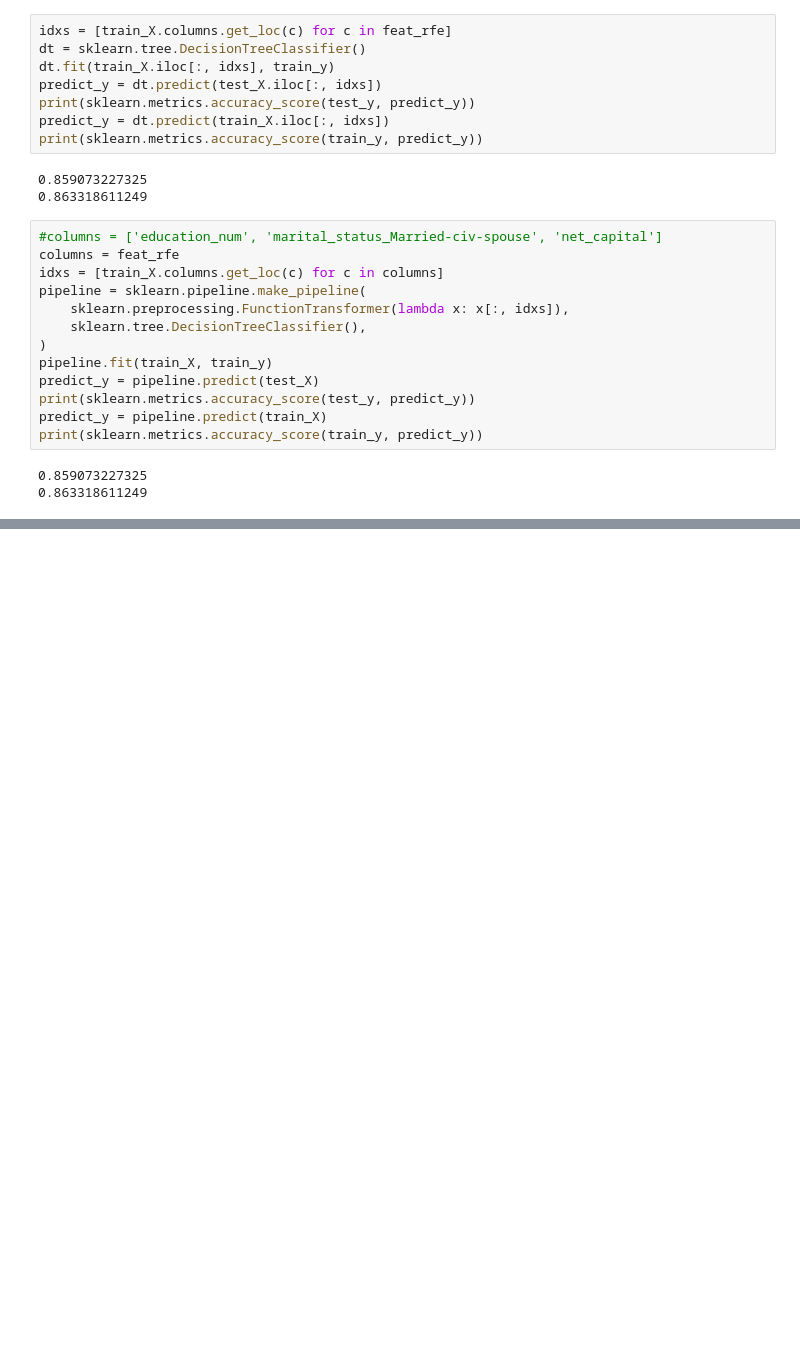
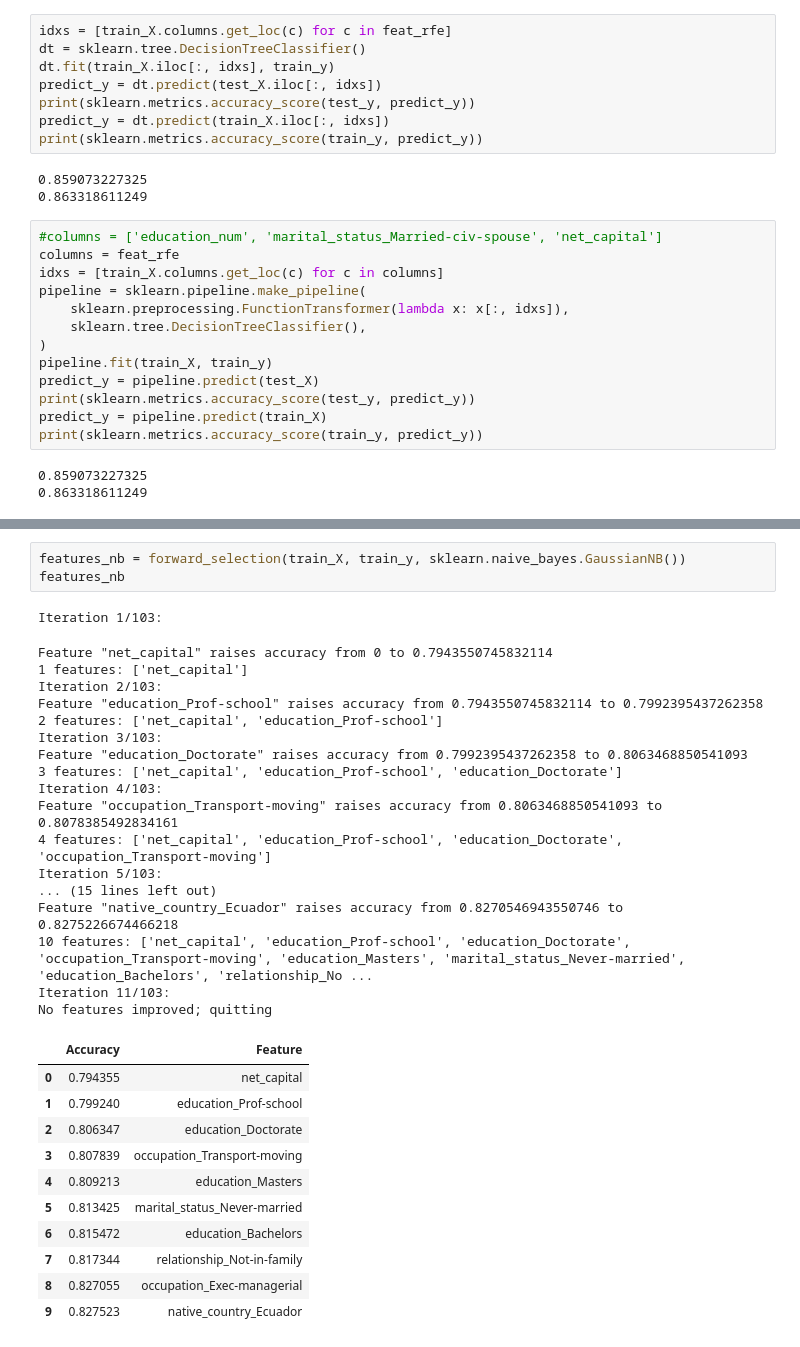
Before and after one commit to Hodapp87/yazabi-python-skill-test, a Jupyter notebook: Scratch.ipynb, the cells around one changed output, grey strips where cells are left out. Drawn from its saved outputs; the diff is of its cells as text; blank space fills up the shorter version.

```diff
--- a/Scratch.ipynb
+++ b/Scratch.ipynb
@@ -364,0 +357,33 @@ No features improved; quitting
+# %%
+features_nb = forward_selection(train_X, train_y, sklearn.naive_bayes.GaussianNB())
+features_nb
+# %% [output]
+Iteration 1/103:
+Feature "net_capital" raises accuracy from 0 to 0.7943550745832114
+1 features: ['net_capital']
+Iteration 2/103:
+Feature "education_Prof-school" raises accuracy from 0.7943550745832114 to 0.7992395437262358
+2 features: ['net_capital', 'education_Prof-school']
+Iteration 3/103:
+Feature "education_Doctorate" raises accuracy from 0.7992395437262358 to 0.8063468850541093
+3 features: ['net_capital', 'education_Prof-school', 'education_Doctorate']
+Iteration 4/103:
+Feature "occupation_Transport-moving" raises accuracy from 0.8063468850541093 to 0.8078385492834161
+4 features: ['net_capital', 'education_Prof-school', 'education_Doctorate', 'occupation_Transport-moving']
+Iteration 5/103:
+... (15 lines left out)
+Feature "native_country_Ecuador" raises accuracy from 0.8270546943550746 to 0.8275226674466218
+10 features: ['net_capital', 'education_Prof-school', 'education_Doctorate', 'occupation_Transport-moving', 'education_Masters', 'marital_status_Never-married', 'education_Bachelors', 'relationship_No ...
+Iteration 11/103:
+No features improved; quitting
+|  | Accuracy | Feature |
+| 0 | 0.794355 | net_capital |
+| 1 | 0.799240 | education_Prof-school |
+| 2 | 0.806347 | education_Doctorate |
+| 3 | 0.807839 | occupation_Transport-moving |
+| 4 | 0.809213 | education_Masters |
+| 5 | 0.813425 | marital_status_Never-married |
+| 6 | 0.815472 | education_Bachelors |
+| 7 | 0.817344 | relationship_Not-in-family |
+| 8 | 0.827055 | occupation_Exec-managerial |
+| 9 | 0.827523 | native_country_Ecuador |
```
Also changed, not shown: parts of 5 cells of this notebook.
